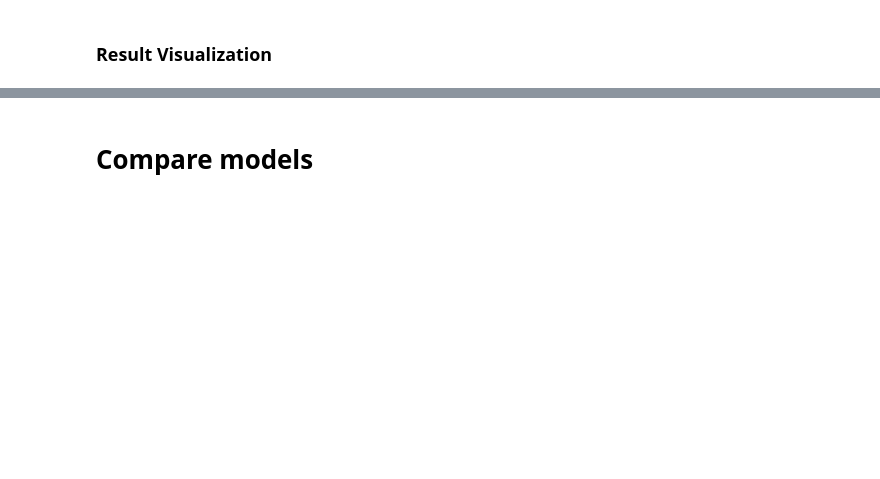
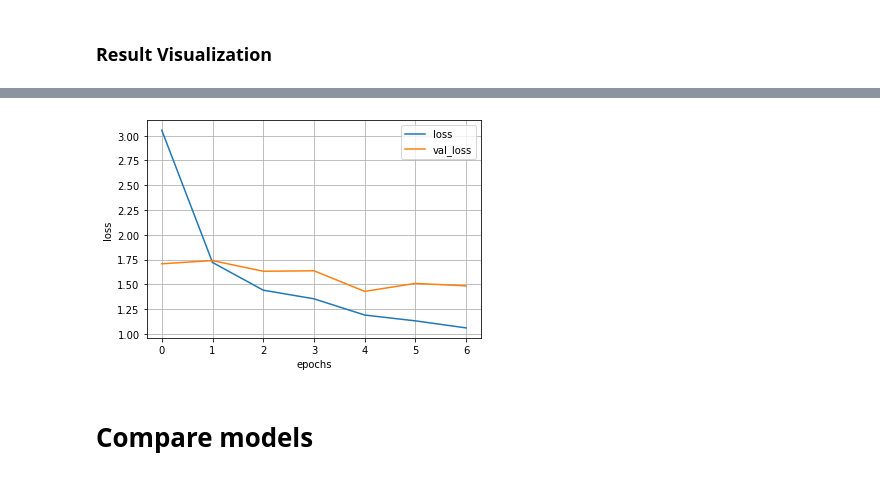
Before and after one commit to Mary-prh/Possum-Regression, a Jupyter notebook: Regression.ipynb, the cells around one changed output, grey strips where cells are left out. Cells and saved outputs as stored; diff of their text form; code cells hidden in the pictures; blank space fills up the shorter version.

```diff
--- a/Regression.ipynb
+++ b/Regression.ipynb
@@ -537,0 +565,9 @@ plt.grid(True)
+# %%
+model_4 = tf.keras.Sequential([
+    tf.keras.layers.Dense(100, 'relu'),
+    tf.keras.layers.Dense(100,'relu'),
+    tf.keras.layers.Dense(30,'relu'),
+    tf.keras.layers.Dense(1)
+])
+# %%
+model_4.compile(tf.keras.optimizers.Adam(0.01), loss = 'mae' , metrics = ['mae'])
@@ -537,0 +629,3 @@ plt.grid(True)
+# %%
+hist_4 = pd.DataFrame(history_4.history)
+hist_4
@@ -538,3 +641,11 @@ plt.grid(True)
+# %%
+hist_4[['loss', 'val_loss']].plot()
+plt.ylabel("loss")
+plt.xlabel("epochs")
+plt.legend()
+plt.grid(True)
+# %% [output]
+[figure, added]
 # %% [markdown]
 # **Compare models**
 # %%
```
Also changed, not shown: parts of 49 cells of this notebook.
